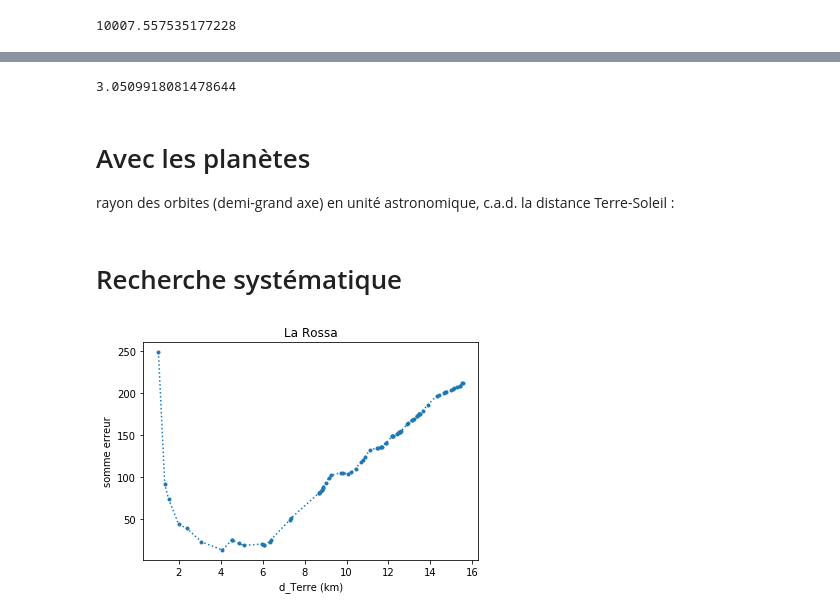
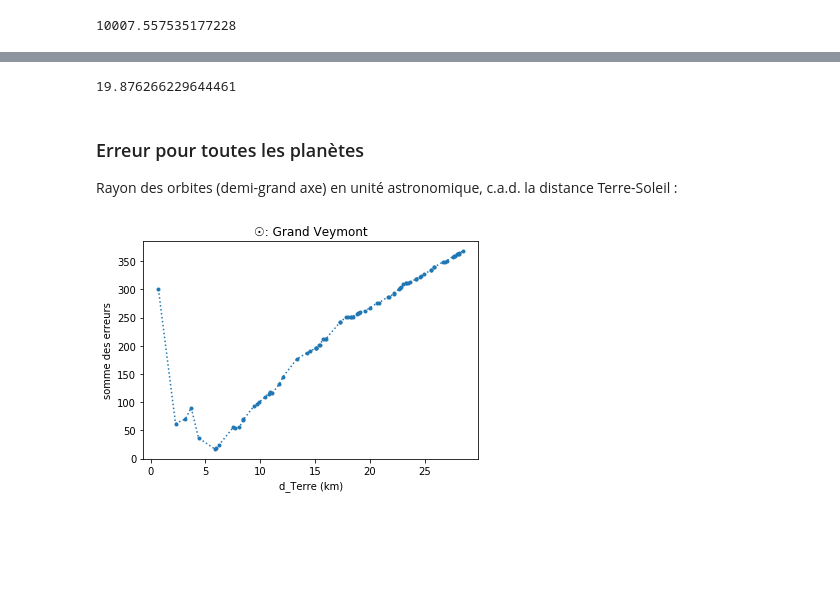
Before and after one commit to xdze2/uneplaneteausommet, a Jupyter notebook: uneplaneteausommet.ipynb, the cells around one changed output, grey strips where cells are left out. Drawn from its saved outputs; the diff is of its cells as text; code cells hidden in the pictures; blank space fills up the shorter version.

```diff
--- a/uneplaneteausommet.ipynb
+++ b/uneplaneteausommet.ipynb
@@ -70,13 +79,14 @@ def torad( theta ):
 # %%
 R = 6371.009 # km, rayon moyen de la terre
+
 def getdistance_trigo( lat1, lon1, lat2, lon2 ):
     lat1, lon1, lat2, lon2 = [ torad(theta) for theta in [lat1, lon1, lat2, lon2] ]
-    cosTheta =  m.sin( lat1 )*m.sin( lat2 ) + m.cos( lat1 )*m.cos( lat2 )*m.cos( lon2-lon1 )
+    cosTheta =  np.sin( lat1 )*np.sin( lat2 ) + np.cos( lat1 )*np.cos( lat2 )*np.cos( lon2-lon1 )
 
-    if cosTheta > 1: # cas si lat1==lat2 et lon1 == lon2
-        theta = 0
-    else:
-        theta = m.acos( cosTheta )
+    cosTheta = np.array( cosTheta )
+    cosTheta[ cosTheta> 1 ] = 1  # debug .... cas si lat1==lat2 et lon1 == lon2
+
+    theta = np.arccos( cosTheta )
 
     return theta*R
 # %% [markdown]
@@ -99,8 +119,8 @@ getdistance_trigo( 45, 0, 45, 90 )
 # %%
 def get_alldistfromcoords( lat_Sol, lon_Sol  ):
-    """ Calcul toutes les distances des sommets par rapport au point indiqué (comme 'soleil')
-        soleil: str, key du sommet dans dicosommets
-        return: liste nom des sommets, liste des distances
+    """ Calcul toutes les distances des sommets par rapport au point indiqué
+        lat_Sol, lon_Sol : lattitude et longitude (en deg decimal) du point
+        return: liste nom des sommets, liste des distances - triées
     """
     distancesAuSoleil = {}
     for name, sommet in dicosommets.items():
@@ -113,7 +133,7 @@ def get_alldistfromcoords( lat_Sol, lon_Sol  ):
     return sorted_name, np.array( sorted_dist )
 
 def get_alldistfromsun( soleil ):
-    """  La même chose mais avec la clé 'soleil' en entrée
+    """  même chose mais avec la clé 'soleil' en entrée
     """
     lat_Sol = dicosommets[soleil]['lat']
     lon_Sol = dicosommets[soleil]['lon']
@@ -123,18 +143,21 @@ def get_alldistfromsun( soleil ):
 def findnearest( sorted_dist, d ):
     """ fonction qui permet de trouver le sommet le plus proche d'une certain distance d
         p/r au sommet 'soleil'
+        return : indice dans la liste
     """
     all_distances  = np.abs( sorted_dist - d )
     return np.argmin( all_distances )
 
-
+# Calcul de l'erreur :
 def get_error(  sorted_dist, d, i ):
     return 100*np.abs( sorted_dist[i] - d ) /( d + sorted_dist[i] )*2
 
+# Cherche le plus proche, et retourne l'erreur
 def find_and_geterror( sorted_dist, d ):
     i = findnearest( sorted_dist, d )
     return get_error(  sorted_dist, d, i )
 
+# Cherche le plus proche, et retourne le nom, l'erreur, et la distance du sommet
 def findnearest_disp( sorted_name, sorted_dist, d ):
     i = findnearest( sorted_dist, d )
     error = get_error(  sorted_dist, d, i )
@@ -160,33 +181,32 @@ Punta Uja
 # %%
-find_and_geterror( sorted_dist, 2.3 )
+find_and_geterror( sorted_dist, distance_test )
 # %% [output]
-3.0509918081478644
+19.876266229644461
 # %% [markdown]
-# Avec les planètes
-
-rayon des orbites (demi-grand axe) en unité astronomique, c.a.d. la distance Terre-Soleil :
+### Erreur pour toutes les planètes
+Rayon des orbites (demi-grand axe) en unité astronomique, c.a.d. la distance Terre-Soleil :
 # %%
 planetes_noms = ['Mercure', 'Vénus', 'Terre', 'Mars', 'Cérès', 'Jupiter', 'Saturne', 'Uranus', 'Neptune', 'Pluton']
 planetes_UA = [ 0.38710, 0.72333, 1, 1.52366, 2.7665, 5.20336, 9.53707, 19.1913, 30.0690, 39.4817 ]
-# %% [markdown]
-# Recherche systématique
 # %%
 def get_errorsum( sorted_dist, d_Terre ):
-    """ Calcul la somme des erreurs pour toutes les planètes
+    """ Calcul la somme des erreurs pour toutes les planètes, avec un facteur de conversion donnee
         d_Terre (km) est la distance équivalent à l'orbite terrestre (1UA)
     """
     errors = [ find_and_geterror( sorted_dist, d_UA * d_Terre ) for d_UA in  planetes_UA ]
     return sum( errors )
 # %%
-soleil = 'La Rossa'
+# - test -
+soleil = 'Grand Veymont'
 
 sorted_name, sorted_dist = get_alldistfromsun( soleil )
 
 d_span = sorted_dist[1:81]
 error_span = [ get_errorsum( sorted_dist,  d ) for d in d_span ]
+
+plt.plot( d_span, error_span, '.:'  );
+plt.xlabel('d_Terre (km)'); plt.ylabel('somme des erreurs'); plt.title('☉: %s'%soleil);
+# %% [output]
+[figure, added]
-# %%
-plt.plot( d_span, error_span, '.:'  ); plt.xlabel('d_Terre (km)'); plt.ylabel('somme erreur'); plt.title('%s'%soleil);
-# %% [output]
-[figure, removed]
 # %%
 def get_best_d( soleil ):
```
Also changed, not shown: parts of 59 cells of this notebook, 2 other files.
